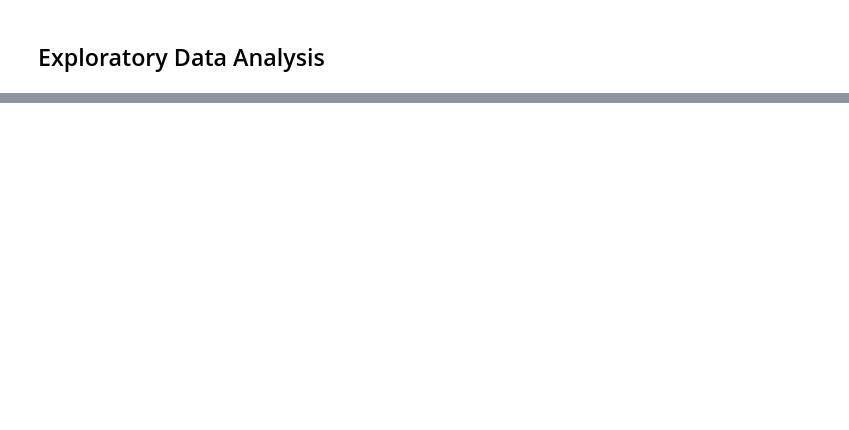
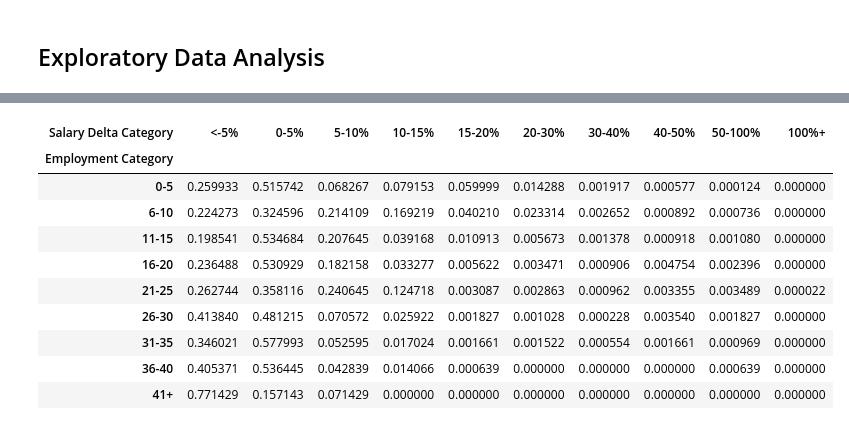
Before and after one commit to Anias-clo/Teacher_Payroll_Analysis, a Jupyter notebook: poc.ipynb, the cells around one changed output, grey strips where cells are left out. Cells and saved outputs as stored; diff of their text form; code cells hidden in the pictures; blank space fills up the shorter version.

```diff
--- a/poc.ipynb
+++ b/poc.ipynb
@@ -200,0 +360,15 @@ sns.pairplot(data=df.sample(frac=.25), x_vars=numeric_cols, y_vars=numeric_cols,
+# %%
+pd.crosstab(df['Employment Category'], df['Salary Delta Category'],
+            normalize='index',)
+# %% [output]
+| Salary Delta Category | <-5% | 0-5% | 5-10% | 10-15% | 15-20% | 20-30% | 30-40% | 40-50% | 50-100% | 100%+ |
+| Employment Category |  |  |  |  |  |  |  |  |  |  |
+| 0-5 | 0.259933 | 0.515742 | 0.068267 | 0.079153 | 0.059999 | 0.014288 | 0.001917 | 0.000577 | 0.000124 | 0.000000 |
+| 6-10 | 0.224273 | 0.324596 | 0.214109 | 0.169219 | 0.040210 | 0.023314 | 0.002652 | 0.000892 | 0.000736 | 0.000000 |
+| 11-15 | 0.198541 | 0.534684 | 0.207645 | 0.039168 | 0.010913 | 0.005673 | 0.001378 | 0.000918 | 0.001080 | 0.000000 |
+| 16-20 | 0.236488 | 0.530929 | 0.182158 | 0.033277 | 0.005622 | 0.003471 | 0.000906 | 0.004754 | 0.002396 | 0.000000 |
+| 21-25 | 0.262744 | 0.358116 | 0.240645 | 0.124718 | 0.003087 | 0.002863 | 0.000962 | 0.003355 | 0.003489 | 0.000022 |
+| 26-30 | 0.413840 | 0.481215 | 0.070572 | 0.025922 | 0.001827 | 0.001028 | 0.000228 | 0.003540 | 0.001827 | 0.000000 |
+| 31-35 | 0.346021 | 0.577993 | 0.052595 | 0.017024 | 0.001661 | 0.001522 | 0.000554 | 0.001661 | 0.000969 | 0.000000 |
+| 36-40 | 0.405371 | 0.536445 | 0.042839 | 0.014066 | 0.000639 | 0.000000 | 0.000000 | 0.000000 | 0.000639 | 0.000000 |
+| 41+ | 0.771429 | 0.157143 | 0.071429 | 0.000000 | 0.000000 | 0.000000 | 0.000000 | 0.000000 | 0.000000 | 0.000000 |
```
Also changed, not shown: parts of 22 cells of this notebook, 2 other files.
